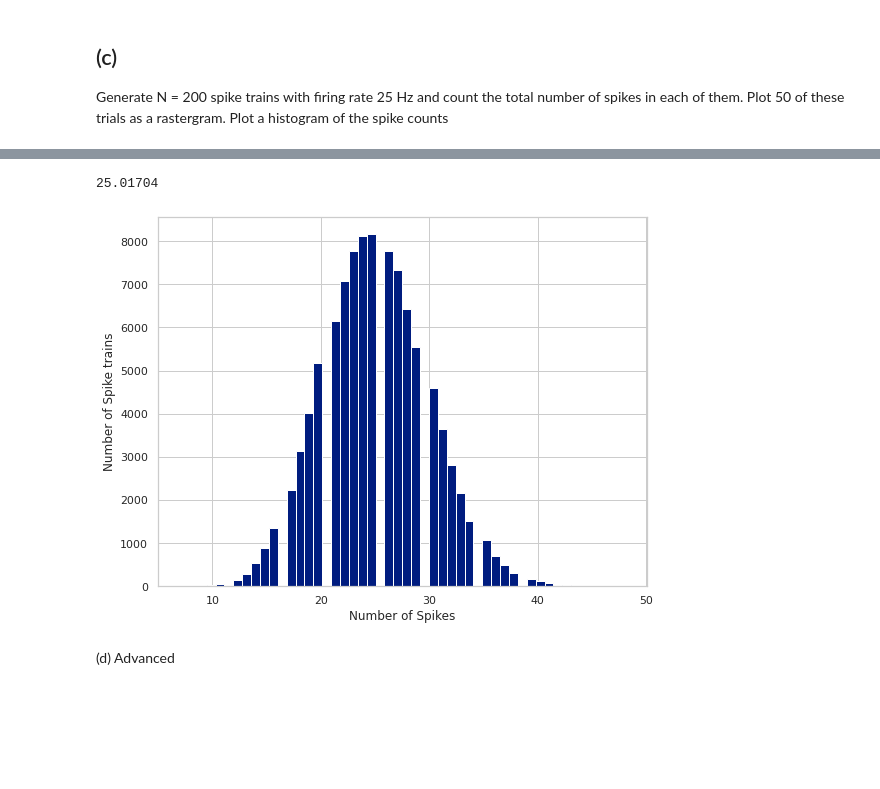
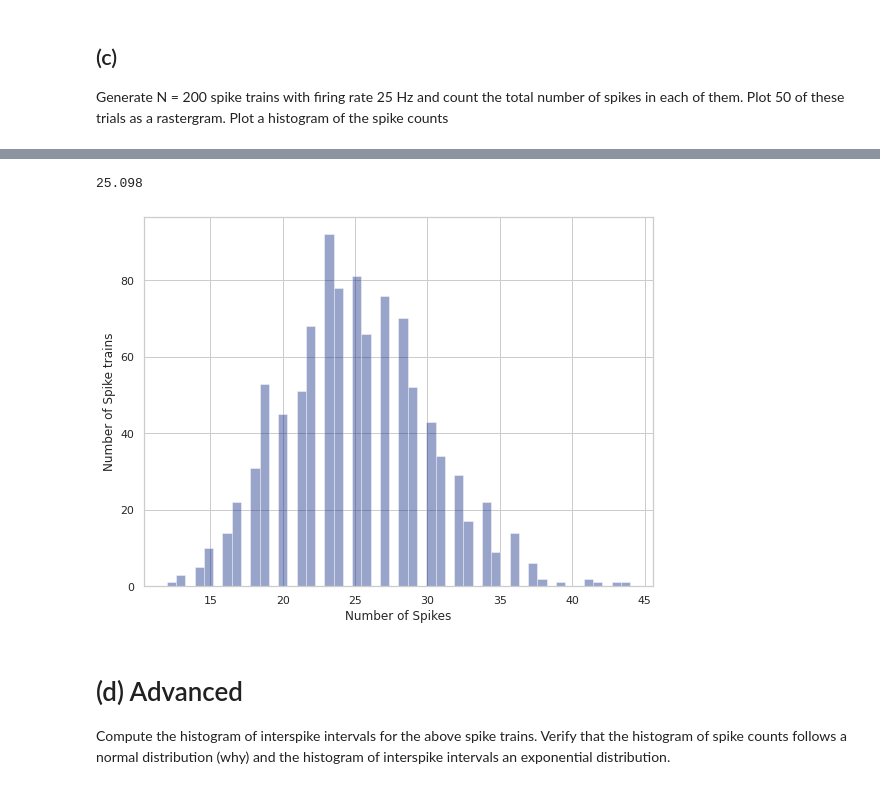
Before and after one commit to Nicobruno92/MOD201-Computational-Neuroscience, a Jupyter notebook: Problem 3/Problem set 3 - Problem 1.ipynb, the cells around one changed output, grey strips where cells are left out. Cells and saved outputs as stored; diff of their text form; code cells hidden in the pictures; blank space fills up the shorter version.

```diff
--- a/Problem 3/Problem set 3 - Problem 1.ipynb
+++ b/Problem 3/Problem set 3 - Problem 1.ipynb
@@ -62,15 +92,14 @@ each of them. Plot 50 of these trials as a rastergram. Plot a histogram of the s
 # %%
-spk_trains1 = np.random.choice([0, 1], size=(int(1000/delta_t),), p=[0.95, 0.05])
-time = np.linspace(0,1, len(spk_trains1))
+spk_trains = np.random.choice([0, 1], size=(int(1000/delta_t),), p=[0.95, 0.05])
+time = np.linspace(0,1, len(spk_trains))
 
-time_spk1 = [time[spk_trains1==1]]
+time_spk = [time[spk_trains==1]]
 
 
-for i in range(1, 200):
+for i in range(1, 1000):
     spk_i = np.random.choice([0, 1],  size=(int(1000/delta_t), ), p=[0.95, 0.05])
-    spk_trains1 = np.vstack((spk_trains1,spk_i))
-    time_spk1.append(time[spk_i!=0])
+    spk_trains = np.vstack((spk_trains,spk_i))
+    time_spk.append(time[spk_i!=0])
 
-plt.eventplot(time_spk1)
-plt.savefig('fig3.report3.png', dpi = 600)
-plt.show()
+# plt.eventplot(time_spk)
+# plt.show()
@@ -79,27 +106,14 @@ plt.show()
-# %%
-spk_trains = np.random.choice([0, 1], size=(int(1000/delta_t),), p=[0.95, 0.05])
-time = np.linspace(0,1, len(spk_trains))
-
-time_spk = [time[spk_trains==1]]
-
-
-for i in range(1, 100000):
-    spk_i = np.random.choice([0, 1],  size=(int(1000/delta_t), ), p=[0.95, 0.05])
-    spk_trains = np.vstack((spk_trains,spk_i))
-    time_spk.append(time[spk_i!=0])
-
-# plt.eventplot(time_spk)
-# plt.show()
 # %%
 sum_spks = np.sum(spk_trains, axis = 1)
 print(np.mean(sum_spks))
-plt.hist(sum_spks, bins = 50)
+sns.distplot(sum_spks, bins = 50, kde = False, norm_hist = False)
 plt.xlabel('Number of Spikes')
-plt.ylabel('Number of Spike trains')
+plt.ylabel('Spikes per Spike train')
 plt.savefig('fig4.report3.png', dpi = 600)
 plt.show()
 # %% [output]
-25.01704
+25.098
-[figure, old version]
+[figure, new version]
-# %% [markdown]
-(d) Advanced
+# %% [markdown]
+# (d) Advanced
+Compute the histogram of interspike intervals for the above spike trains. Verify that the histogram of spike counts follows a normal distribution (why) and the histogram of interspike intervals an exponential distribution.
```
Also changed, not shown: parts of 8 cells of this notebook.
